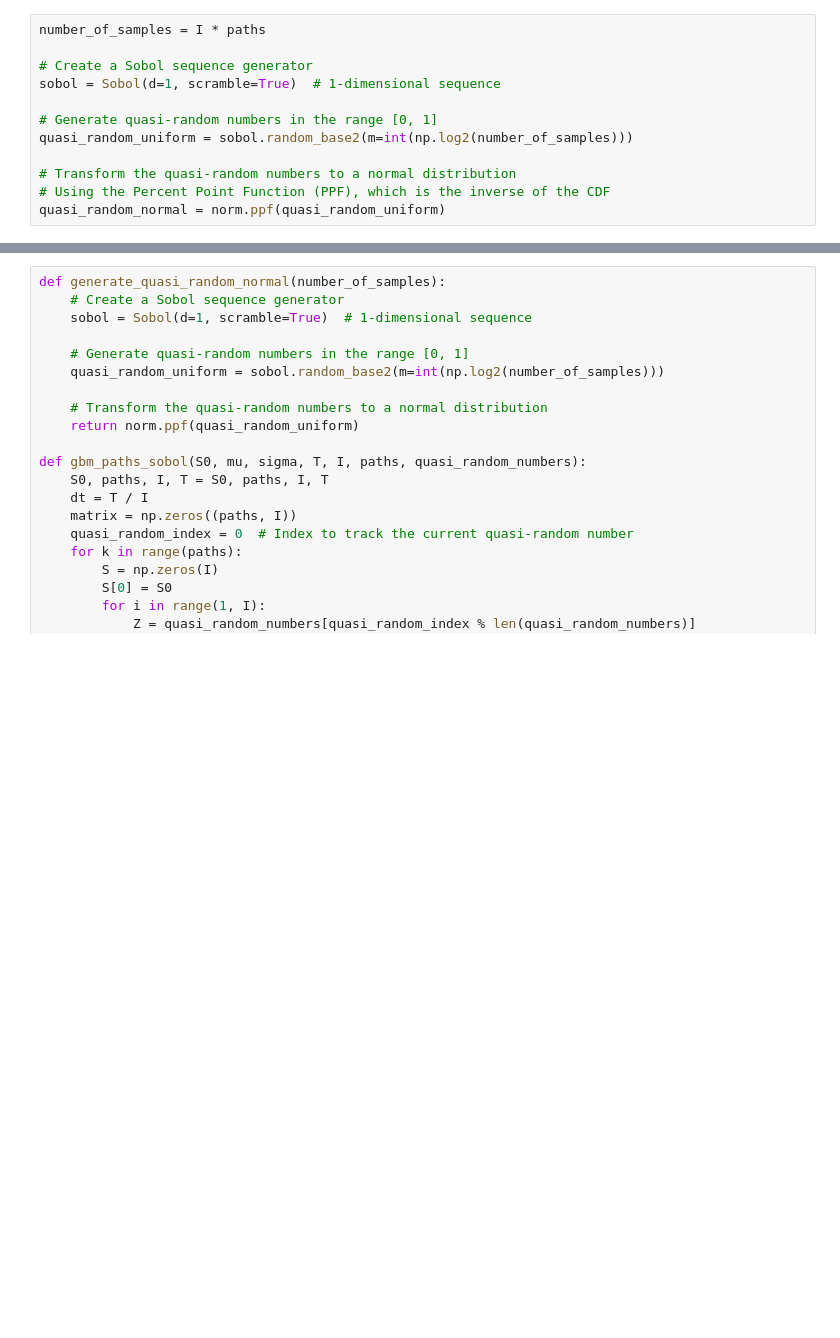
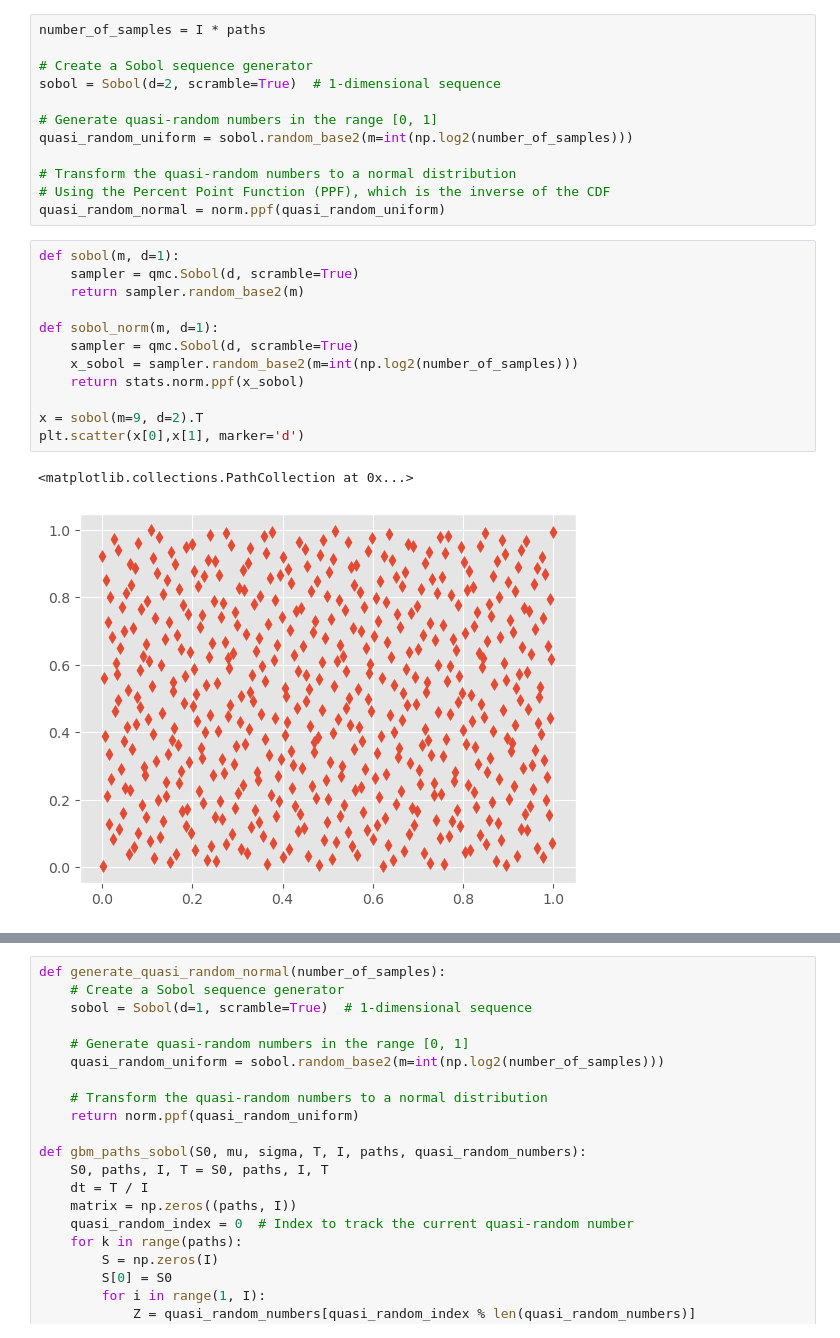
Before and after one commit to lxg969/Monte-Carlo-Seminar1, a Jupyter notebook: Quasi_random/Quasi_GBM.ipynb, the cells around one changed output, grey strips where cells are left out. Cells and saved outputs as stored; diff of their text form; blank space fills up the shorter version.

```diff
--- a/Quasi_random/Quasi_GBM.ipynb
+++ b/Quasi_random/Quasi_GBM.ipynb
@@ -47,7 +50,7 @@ GBMparams = (GBM_mu, GBM_sigma)
 number_of_samples = I * paths
 
 # Create a Sobol sequence generator
-sobol = Sobol(d=1, scramble=True)  # 1-dimensional sequence
+sobol = Sobol(d=2, scramble=True)  # 1-dimensional sequence
 
 # Generate quasi-random numbers in the range [0, 1]
 quasi_random_uniform = sobol.random_base2(m=int(np.log2(number_of_samples)))
@@ -55,3 +58,18 @@ quasi_random_uniform = sobol.random_base2(m=int(np.log2(number_of_samples)))
 # Transform the quasi-random numbers to a normal distribution
 # Using the Percent Point Function (PPF), which is the inverse of the CDF
 quasi_random_normal = norm.ppf(quasi_random_uniform)
+# %%
+def sobol(m, d=1):
+    sampler = qmc.Sobol(d, scramble=True)
+    return sampler.random_base2(m)
+
+def sobol_norm(m, d=1):
+    sampler = qmc.Sobol(d, scramble=True)
+    x_sobol = sampler.random_base2(m=int(np.log2(number_of_samples)))
+    return stats.norm.ppf(x_sobol)
+
+x = sobol(m=9, d=2).T
+plt.scatter(x[0],x[1], marker='d')
+# %% [output]
+<matplotlib.collections.PathCollection at 0x...>
+[figure, added]
```
Also changed, not shown: parts of 32 cells of this notebook, 20 other files.
